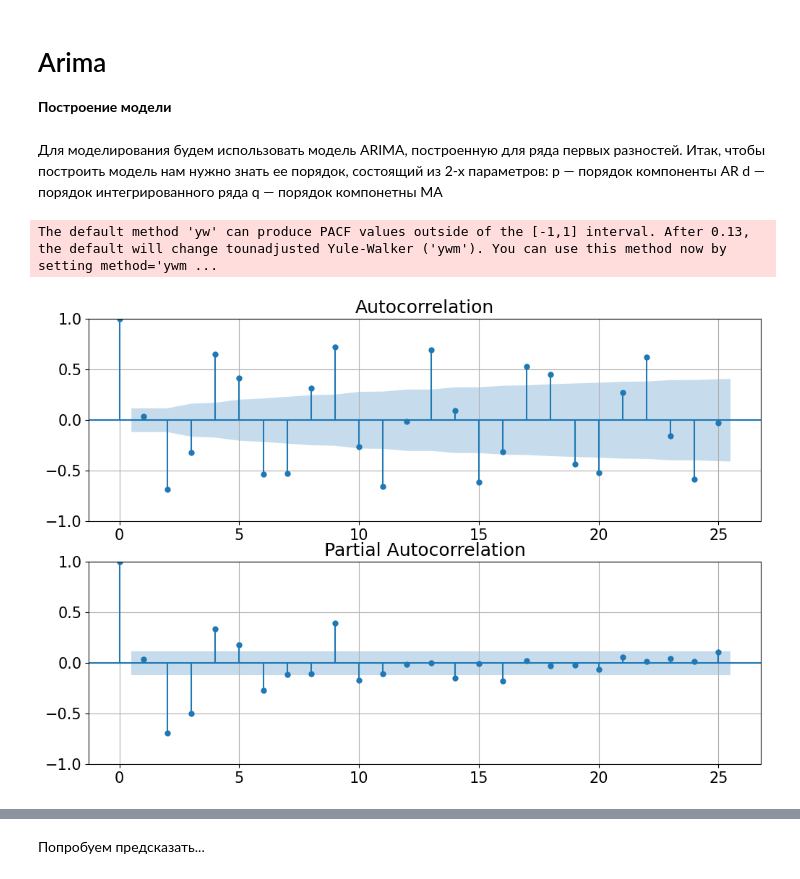
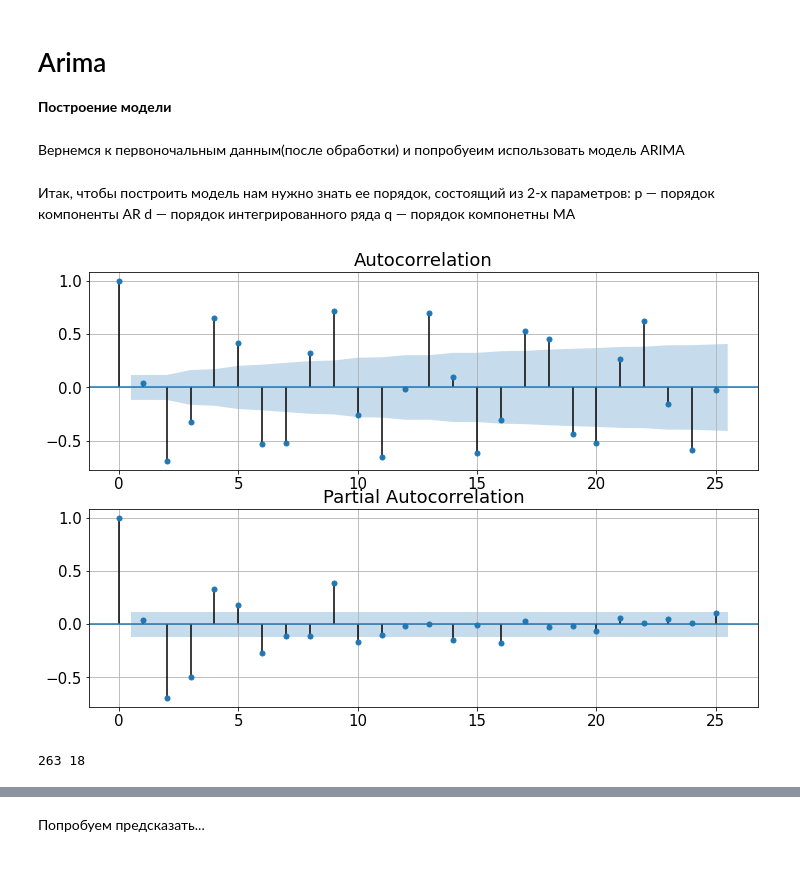
Before and after one commit to NickPavlovskii/sber, a Jupyter notebook: sber_prediction.ipynb, the cells around one changed output, grey strips where cells are left out. Drawn from its saved outputs; the diff is of its cells as text; code cells hidden in the pictures.

```diff
--- a/sber_prediction.ipynb
+++ b/sber_prediction.ipynb
@@ -731,21 +751,28 @@ R2 -16.787245640430097
 # Arima
 
 **Построение модели**
+# %% [markdown]
+Вернемся к первоночальным данным(после обработки) и попробуеим использовать модель ARIMA
 # %% [markdown]
 
-Для моделирования будем использовать модель ARIMA, построенную для ряда первых разностей.
+
 Итак, чтобы построить модель нам нужно знать ее порядок, состоящий из 2-х параметров:
 p — порядок компоненты AR
 d — порядок интегрированного ряда
 q — порядок компонетны MA
 # %%
-
+datasetA=dataset1
 fig = plt.figure(figsize=(12,8))
 ax1 = fig.add_subplot(211)
 fig = sm.graphics.tsa.plot_acf(otgdiff.values.squeeze(), lags=25, ax=ax1)
 ax2 = fig.add_subplot(212)
 fig = sm.graphics.tsa.plot_pacf(otgdiff, lags=25, ax=ax2)
 # %% [output]
-The default method 'yw' can produce PACF values outside of the [-1,1] interval. After 0.13, the default will change tounadjusted Yule-Walker ('ywm'). You can use this method now by setting method='ywm ...
-[figure, old version]
+[figure, new version]
+# %%
+
+train, test = datasetA[:'2019-06-10'], datasetA[len(datasetA[:'2019-06-10']):len(datasetA)]
+print(len(train), len(test))
+# %% [output]
+263 18
 # %%
```
Also changed, not shown: parts of 71 cells of this notebook.
